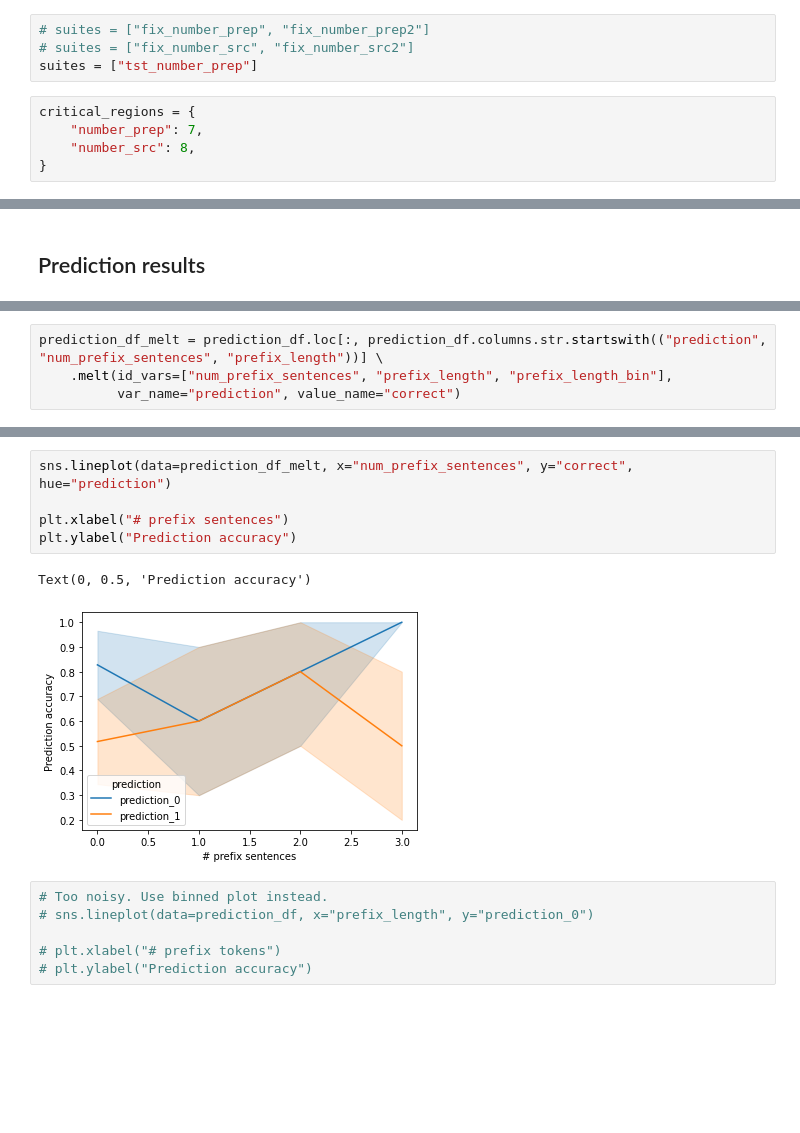
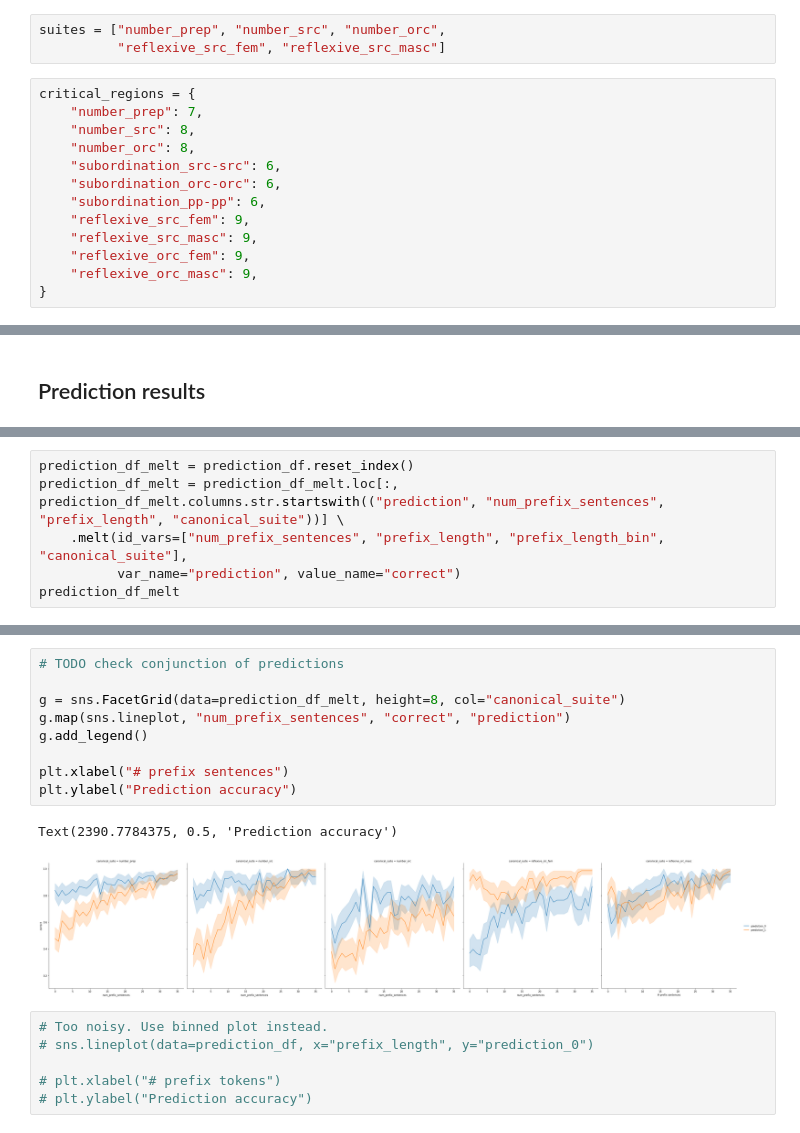
Before and after one commit to hans/syntaxgym-repetitions, a Jupyter notebook: analyze.ipynb, the cells around one changed output, grey strips where cells are left out. Drawn from its saved outputs; the diff is of its cells as text; blank space fills up the shorter version.

Commit message:
add total probability analysis and more reflexive results

```diff
--- a/analyze.ipynb
+++ b/analyze.ipynb
@@ -3,13 +3,20 @@ import matplotlib.pyplot as plt
 import pandas as pd
 import seaborn as sns
 # %%
-# suites = ["fix_number_prep", "fix_number_prep2"]
-# suites = ["fix_number_src", "fix_number_src2"]
-suites = ["tst_number_prep"]
+suites = ["number_prep", "number_src", "number_orc",
+          "reflexive_src_fem", "reflexive_src_masc"]
 # %%
 critical_regions = {
     "number_prep": 7,
     "number_src": 8,
+    "number_orc": 8,
+    "subordination_src-src": 6,
+    "subordination_orc-orc": 6,
+    "subordination_pp-pp": 6,
+    "reflexive_src_fem": 9,
+    "reflexive_src_masc": 9,
+    "reflexive_orc_fem": 9,
+    "reflexive_orc_masc": 9,
 }
 # %%
 # sns.set_context("talk")
@@ -81,4 +102,6 @@ prediction_df.prefix_length.plot.hist()
 # %%
-prediction_df_melt = prediction_df.loc[:, prediction_df.columns.str.startswith(("prediction", "num_prefix_sentences", "prefix_length"))] \
-    .melt(id_vars=["num_prefix_sentences", "prefix_length", "prefix_length_bin"],
+prediction_df_melt = prediction_df.reset_index()
+prediction_df_melt = prediction_df_melt.loc[:, prediction_df_melt.columns.str.startswith(("prediction", "num_prefix_sentences", "prefix_length", "canonical_suite"))] \
+    .melt(id_vars=["num_prefix_sentences", "prefix_length", "prefix_length_bin", "canonical_suite"],
           var_name="prediction", value_name="correct")
+prediction_df_melt
@@ -85,11 +122,15 @@ prediction_df_melt = prediction_df.loc[:, prediction_df.columns.str.startswith((
 # %%
-sns.lineplot(data=prediction_df_melt, x="num_prefix_sentences", y="correct", hue="prediction")
+# TODO check conjunction of predictions
+
+g = sns.FacetGrid(data=prediction_df_melt, height=8, col="canonical_suite")
+g.map(sns.lineplot, "num_prefix_sentences", "correct", "prediction")
+g.add_legend()
 
 plt.xlabel("# prefix sentences")
 plt.ylabel("Prediction accuracy")
 # %% [output]
-Text(0, 0.5, 'Prediction accuracy')
+Text(2390.7784375, 0.5, 'Prediction accuracy')
-[figure, old version]
+[figure, new version]
 # %%
 # Too noisy. Use binned plot instead.
 # sns.lineplot(data=prediction_df, x="prefix_length", y="prediction_0")
```
Also changed, not shown: parts of 22 cells of this notebook.
